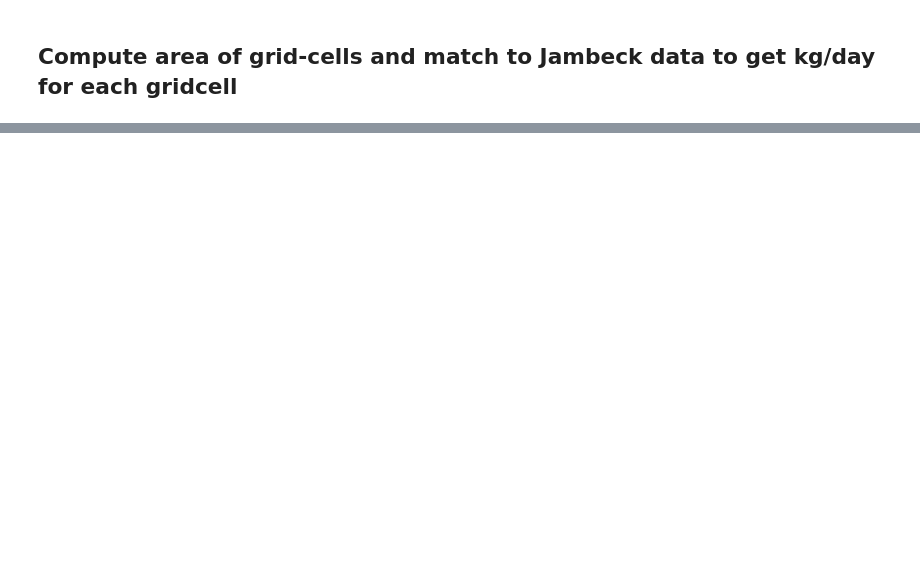
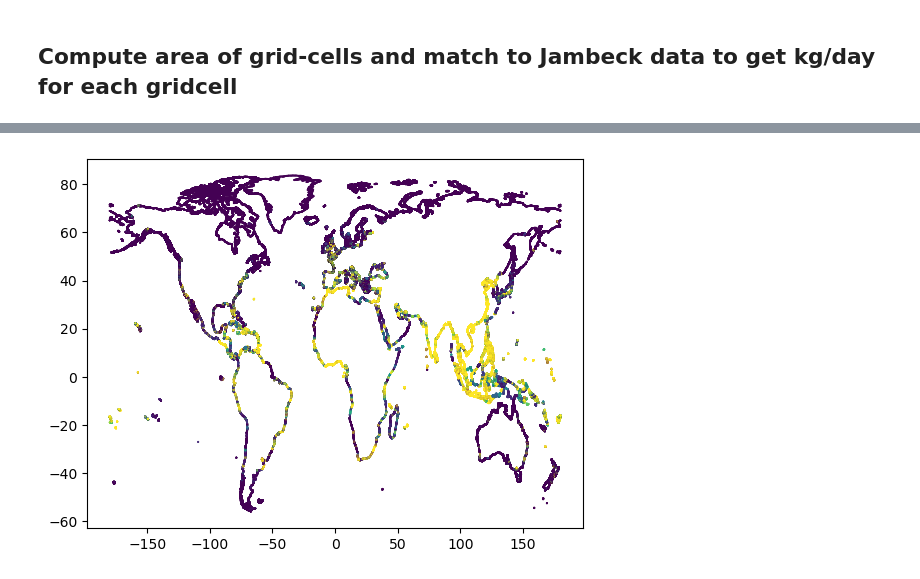
Before and after one commit to OceanParcels/plasticparcels, a Jupyter notebook: src/release/create_coastal_release.ipynb, the cells around one changed output, grey strips where cells are left out. Saved outputs shown, nothing was run; the diff lists cells and outputs as text; code cells hidden in the pictures; blank space fills up the shorter version.

Commit message:
Almost finished version of coastal release

```diff
--- a/src/release/create_coastal_release.ipynb
+++ b/src/release/create_coastal_release.ipynb
@@ -358,0 +215,37 @@ plt.show()
+# %%
+MPW = pd.read_excel(spreadsheet_from_url,'Jambeck et al. (2014)')
+MPW = MPW.rename(columns={'Economic status1' : 'Economic status', 'Mismanaged plastic waste [kg/person/day]7' : 'Mismanaged plastic waste [kg/person/day]'})
+# %%
+MPW = MPW.fillna('') #Set the bottom rows with black info to blank strings
+MPW = MPW[MPW['Country']!=''] #Only keep data with valid country names
+MPW['Country'] = MPW['Country'].replace(regex='[0-9]',value='').str.replace('&', 'and') # Remove the numbers (superscripts) after some country names and replace ampersands with 'and'
+
+# Manually change the Jambeck names to match those in the GPW dataset
+MPW['Country'] = MPW['Country'].replace('Brunei', 'Brunei Darussalam')
+MPW['Country'] = MPW['Country'].replace('Curacao', 'Curaçao') # This might be annoying later...
+MPW['Country'] = MPW['Country'].replace('Congo, Dem rep. of', 'Democratic Republic of the Congo')
+MPW['Country'] = MPW['Country'].replace('Korea, North', 'Dem. Rep. Korea')
+MPW['Country'] = MPW['Country'].replace('Korea, South (Republic of Korea)', 'Republic of Korea')
+MPW['Country'] = MPW['Country'].replace('Burma/Myanmar', 'Myanmar')
+MPW['Country'] = MPW['Country'].replace('Micronesia', 'Federated States of Micronesia')
+MPW['Country'] = MPW['Country'].replace('Faroe Islands', 'Faeroe Islands')
+MPW['Country'] = MPW['Country'].replace('Falkland Islands', 'Falkland Islands / Malvinas')
+MPW['Country'] = MPW['Country'].replace('Cote d\'Ivoire', 'Côte d\'Ivoire')
+MPW['Country'] = MPW['Country'].replace('East Timor', 'Timor-Leste')
+MPW['Country'] = MPW['Country'].replace('Russia', 'Russian Federation')
+MPW['Country'] = MPW['Country'].replace('Saint Pierre', 'Saint Pierre and Miquelon')
+MPW['Country'] = MPW['Country'].replace('Congo Rep of', 'Republic of the Congo')
+MPW['Country'] = MPW['Country'].replace('Palestine (Gaza Strip is only part on the coast)', 'Palestine')
+MPW['Country'] = MPW['Country'].replace('Saint Maarten, DWI', 'Sint Maarten')
+MPW['Country'] = MPW['Country'].replace('USVI', 'United States Virgin Islands')
+#MPW['Country'] = MPW['Country'].replace('Northern Cyprus', 'Cyprus') # Combines the two sets
+MPW['Country'] = MPW['Country'].replace('Gibraltar', 'United Kingdom') # Add to UK
+MPW['Country'] = MPW['Country'].replace('French Guiana', 'France')
+MPW['Country'] = MPW['Country'].replace('Guadeloupe', 'France')
+MPW['Country'] = MPW['Country'].replace('Martinique', 'France')
+MPW['Country'] = MPW['Country'].replace('Christmas Island', 'Australia')
+MPW['Country'] = MPW['Country'].replace('Reunion', 'France')
+MPW['Country'] = MPW['Country'].replace('Netherlands Antilles', 'Netherlands')
+MPW['Country'] = MPW['Country'].replace('Sao Tome and Principe', 'São Tomé and Principe')
+
+MPW
@@ -358,0 +316,4 @@ plt.show()
+# %%
+## Combine the two datasets:
+coastal_density_mpw_df = pd.merge(coastal_density_df, MPW[['Country', 'Economic status', 'Mismanaged plastic waste [kg/person/day]']], on="Country", how="left") #
+coastal_density_mpw_df['MPW_Cell'] = coastal_density_mpw_df['Area[km2]']*coastal_density_mpw_df['PopulationDensity']*coastal_density_mpw_df['Mismanaged plastic waste [kg/person/day]']
@@ -358,0 +323,5 @@ plt.show()
+# %%
+plt.scatter(coastal_density_mpw_df['Longitude'], coastal_density_mpw_df['Latitude'], c=coastal_density_mpw_df['MPW_Cell'], s=0.1, vmax=20)
+plt.show()
+# %% [output]
+[figure, added]
```
Also changed, not shown: parts of 18 cells of this notebook, 4 other files.
